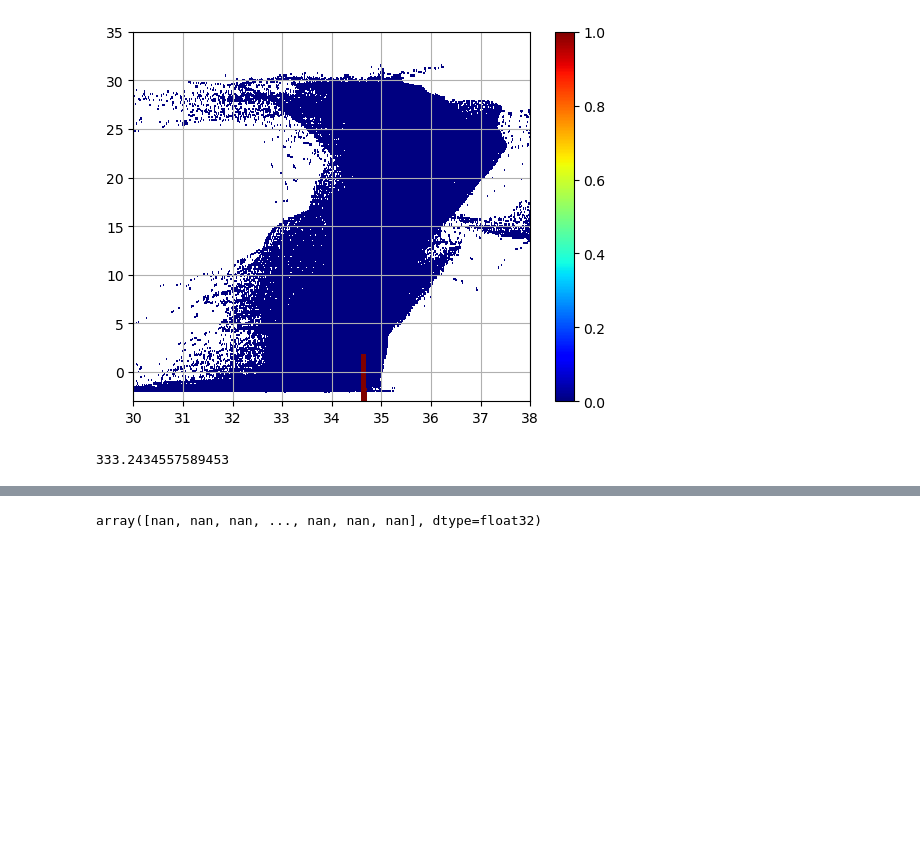
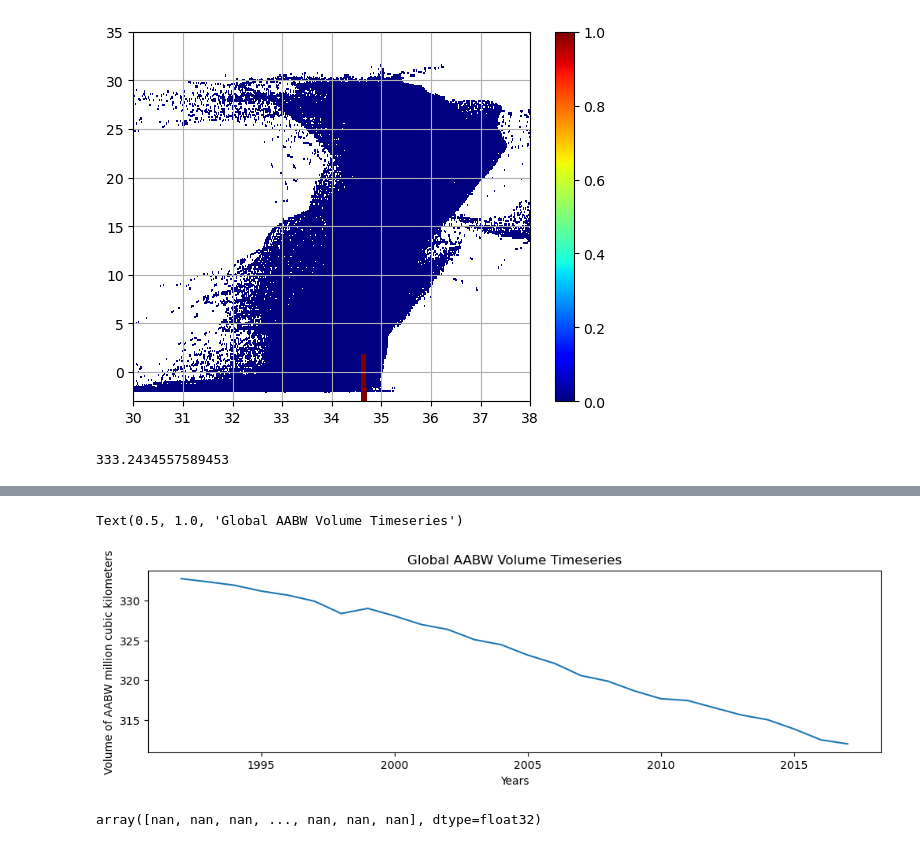
Before and after one commit to ECCO-Hackweek/EH24-WMW, a Jupyter notebook: notebooks/testing-Copy1.ipynb, the cells around one changed output, grey strips where cells are left out. Drawn from its saved outputs; the diff is of its cells as text; code cells hidden in the pictures; blank space fills up the shorter version.

Commit message:
AABW timeseries yippee!

```diff
--- a/notebooks/testing-Copy1.ipynb
+++ b/notebooks/testing-Copy1.ipynb
@@ -539,0 +629,3 @@ total_aabw / 1e9 /1e6 #million cubic km
+# %%
+t_ds_yearly = t_ds.groupby('time.year').mean('time').compute()
+s_ds_yearly = s_ds.groupby('time.year').mean('time').compute()
@@ -539,0 +636,2 @@ total_aabw / 1e9 /1e6 #million cubic km
+# %%
+aabw_timeseries = AABW_volume(t_ds=t_ds_yearly, s_ds=s_ds_yearly, ecco_grid=ecco_grid)
@@ -540,3 +656,12 @@ total_aabw / 1e9 /1e6 #million cubic km
+# %%
+plt.figure(figsize=(12,3))
+plt.plot(t_ds_yearly.year, aabw_timeseries)
+plt.xlabel("Years")
+plt.ylabel("Volume of AABW million cubic kilometers")
+plt.title("Global AABW Volume Timeseries")
+# %% [output]
+Text(0.5, 1.0, 'Global AABW Volume Timeseries')
+[figure, added]
 # %%
 ts_monthly = ea.ecco_podaac_to_xrdataset("ECCO_L4_TEMP_SALINITY_05DEG_DAILY_V4R4",\
                                             StartDate=StartDate,EndDate=EndDate,\
```
Also changed, not shown: parts of 7 cells of this notebook.
